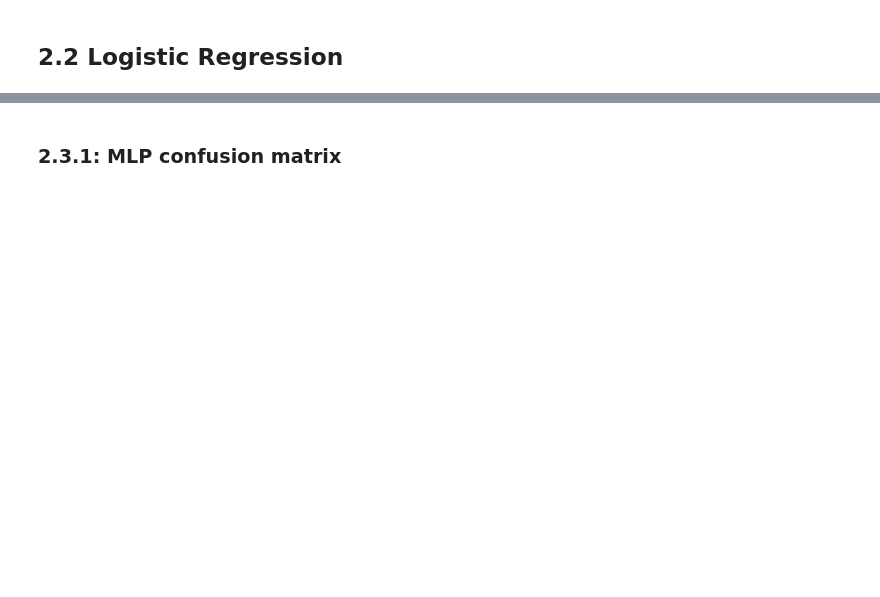
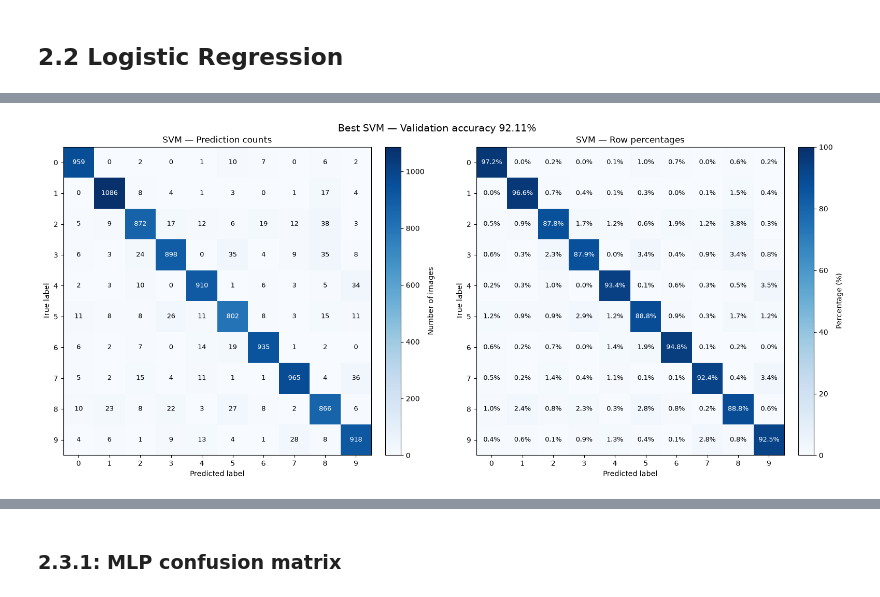
Before and after one commit to ddkhoa83/handwritten_text_recognition, a Jupyter notebook: notebooks/main.ipynb, the cells around one changed output, grey strips where cells are left out. Saved outputs shown, nothing was run; the diff lists cells and outputs as text; code cells hidden in the pictures; blank space fills up the shorter version.

```diff
--- a/notebooks/main.ipynb
+++ b/notebooks/main.ipynb
@@ -147,0 +691,83 @@ Validation accuracy:  91.61%
+# %%
+y_true = np.asarray(y_val_array)
+y_pred = best_svm.predict(X_val)
+
+# Include all trained classes and any labels appearing in validation.
+class_labels = np.union1d(
+    best_svm.classes_,
+    np.union1d(y_true, y_pred),
+)
+n_classes = len(class_labels)
+
+true_indices = np.searchsorted(class_labels, y_true)
+pred_indices = np.searchsorted(class_labels, y_pred)
+
+cm = np.zeros((n_classes, n_classes), dtype=np.int64)
+np.add.at(cm, (true_indices, pred_indices), 1)
+
+row_totals = cm.sum(axis=1, keepdims=True)
+cm_percent = np.divide(
+    cm,
+    row_totals,
+    out=np.zeros_like(cm, dtype=np.float64),
+    where=row_totals != 0,
+) * 100
+
+accuracy = np.mean(y_true == y_pred)
+
+print(f"Validation accuracy: {accuracy:.4%}")
+print(f"Correct predictions: {np.trace(cm)} / {cm.sum()}")
+print(f"Incorrect predictions: {cm.sum() - np.trace(cm)}")
+
+fig, axes = plt.subplots(1, 2, figsize=(16, 7))
+
+for ax, matrix, normalized in zip(
+    axes, [cm, cm_percent], [False, True]
+):
+    vmax = 100 if normalized else max(1, int(cm.max()))
+    image = ax.imshow(
+        matrix, cmap="Blues", vmin=0, vmax=vmax
+    )
+
+    for row in range(n_classes):
+        for column in range(n_classes):
+            value = matrix[row, column]
+            label = (
+                f"{value:.1f}%"
+                if normalized else str(int(value))
+            )
+
+            ax.text(
+                column,
+                row,
+                label,
+                ha="center",
+                va="center",
+                fontsize=9,
+                color="white" if value > vmax / 2 else "black",
+            )
+
+    ax.set_xticks(np.arange(n_classes), labels=class_labels)
+    ax.set_yticks(np.arange(n_classes), labels=class_labels)
+    ax.set_xlabel("Predicted label")
+    ax.set_ylabel("True label")
+    ax.set_title(
+        "SVM — Row percentages"
+        if normalized else "SVM — Prediction counts"
+    )
+
+    fig.colorbar(
+        image,
+        ax=ax,
+        fraction=0.046,
+        pad=0.04,
+        label="Percentage (%)" if normalized else "Number of images",
+    )
+
+fig.suptitle(
+    f"Best SVM — Validation accuracy {accuracy:.2%}",
+    fontsize=14,
+)
+fig.tight_layout()
+plt.show()
+# %% [output]
@@ -148 +777,2 @@ Validation accuracy:  91.61%
+[figure, added]
 # %% [markdown]
```
Also changed, not shown: parts of 33 cells of this notebook, 8 other files.
